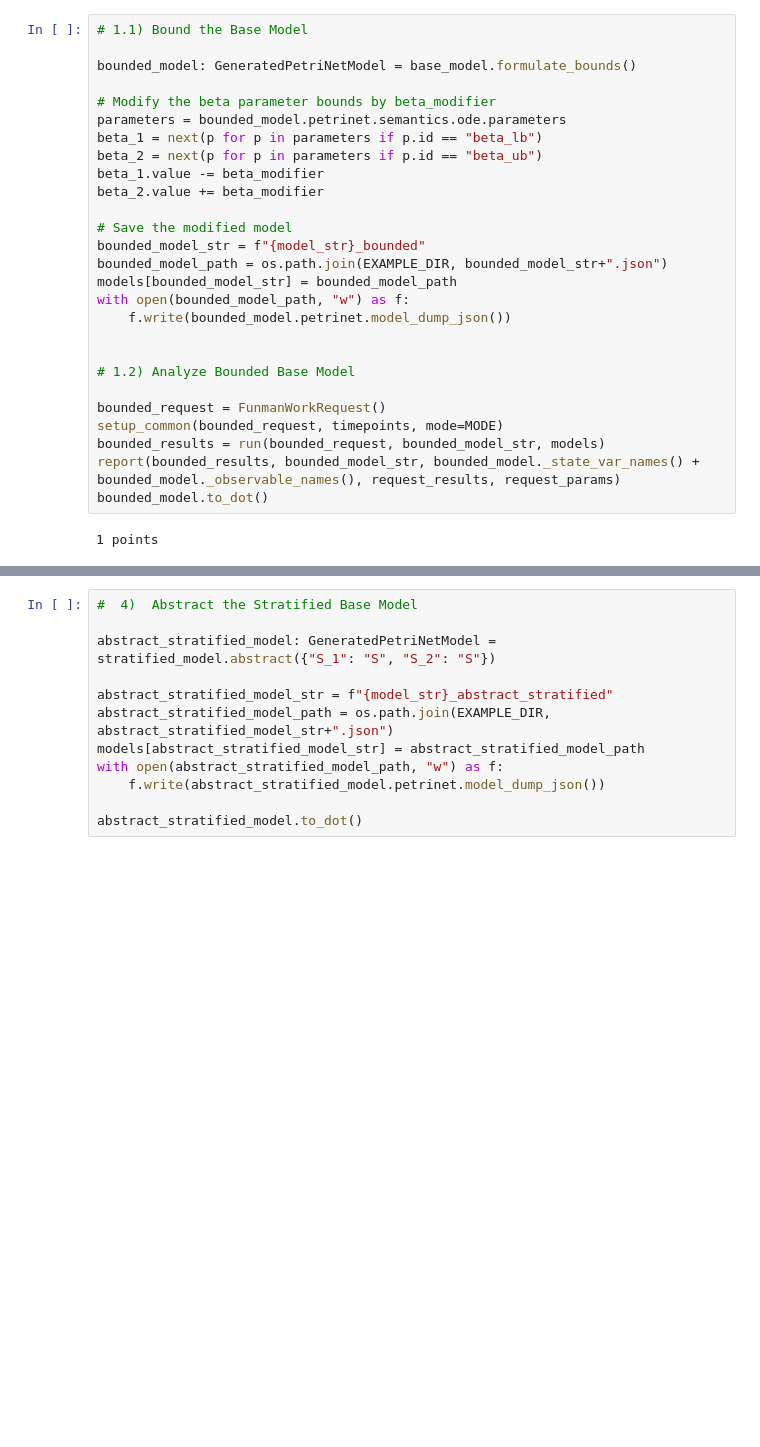
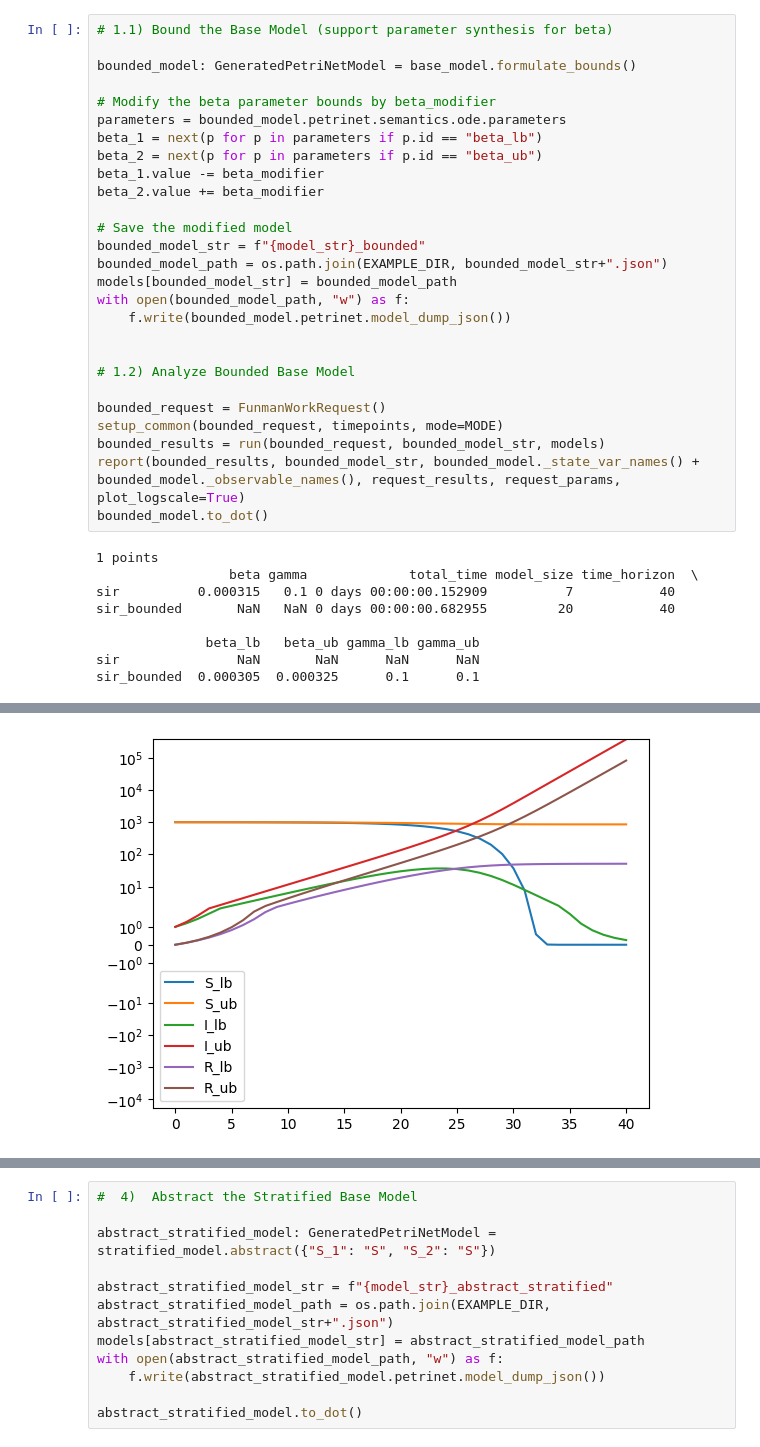
Before and after one commit to siftech/funman, a Jupyter notebook: notebooks/abstraction-bounding-demo.ipynb, the cells around one changed output, grey strips where cells are left out. Drawn from its saved outputs; the diff is of its cells as text; blank space fills up the shorter version.

```diff
--- a/notebooks/abstraction-bounding-demo.ipynb
+++ b/notebooks/abstraction-bounding-demo.ipynb
@@ -53,5 +54,5 @@ sir  0.000315    0.1
 # %%
-# 1.1) Bound the Base Model
+# 1.1) Bound the Base Model (support parameter synthesis for beta)
 
 bounded_model: GeneratedPetriNetModel = base_model.formulate_bounds()
 
@@ -75,7 +76,14 @@ with open(bounded_model_path, "w") as f:
 bounded_request = FunmanWorkRequest()
 setup_common(bounded_request, timepoints, mode=MODE)
 bounded_results = run(bounded_request, bounded_model_str, models)
-report(bounded_results, bounded_model_str, bounded_model._state_var_names() + bounded_model._observable_names(), request_results, request_params)
+report(bounded_results, bounded_model_str, bounded_model._state_var_names() + bounded_model._observable_names(), request_results, request_params, plot_logscale=True)
 bounded_model.to_dot()
 # %% [output]
 1 points
+                 beta gamma             total_time model_size time_horizon  \
+sir          0.000315   0.1 0 days 00:00:00.152909          7           40
+sir_bounded       NaN   NaN 0 days 00:00:00.682955         20           40
+
+              beta_lb   beta_ub gamma_lb gamma_ub
+sir               NaN       NaN      NaN      NaN
+sir_bounded  0.000305  0.000325      0.1      0.1
@@ -82,3 +91,4 @@ bounded_model.to_dot()
+[figure, added]
 # %%
 # 2.1) Stratify and Analyze the Base model with vaccination status
 
```
Also changed, not shown: parts of 9 cells of this notebook, 4 other files.
